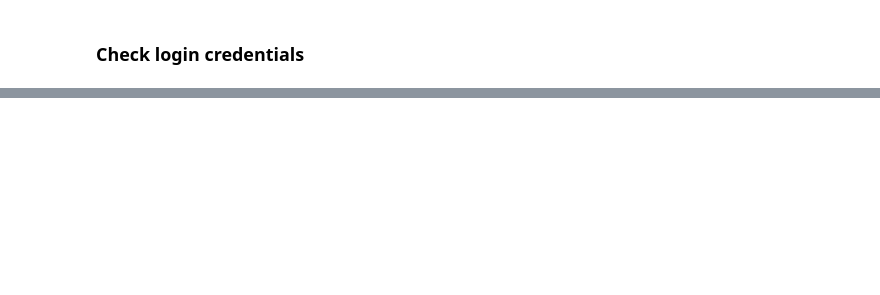
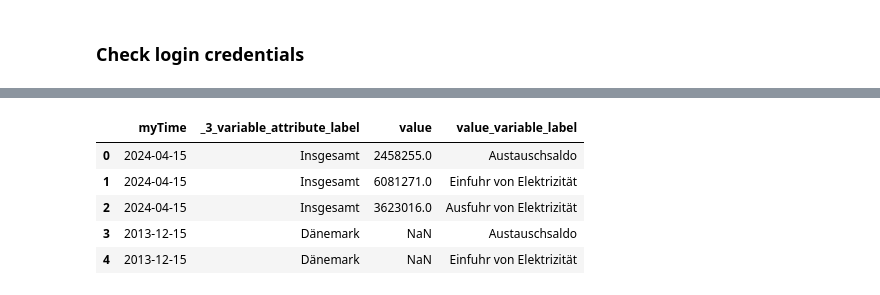
Before and after one commit to wahlatlas/api, a Jupyter notebook: stromhandel-genesis.ipynb, the cells around one changed output, grey strips where cells are left out. Drawn from its saved outputs; the diff is of its cells as text; code cells hidden in the pictures; blank space fills up the shorter version.

```diff
--- a/stromhandel-genesis.ipynb
+++ b/stromhandel-genesis.ipynb
@@ -150 +100,10 @@ df[["myTime","2_Auspraegung_Label",
+# %%
+dfMyCols.head(5)
+# %% [output]
+|  | myTime | _3_variable_attribute_label | value | value_variable_label |
+| 0 | 2024-04-15 | Insgesamt | 2458255.0 | Austauschsaldo |
+| 1 | 2024-04-15 | Insgesamt | 6081271.0 | Einfuhr von Elektrizität |
+| 2 | 2024-04-15 | Insgesamt | 3623016.0 | Ausfuhr von Elektrizität |
+| 3 | 2013-12-15 | Dänemark | NaN | Austauschsaldo |
+| 4 | 2013-12-15 | Dänemark | NaN | Einfuhr von Elektrizität |
 # %%
```
Also changed, not shown: parts of 41 cells of this notebook.
